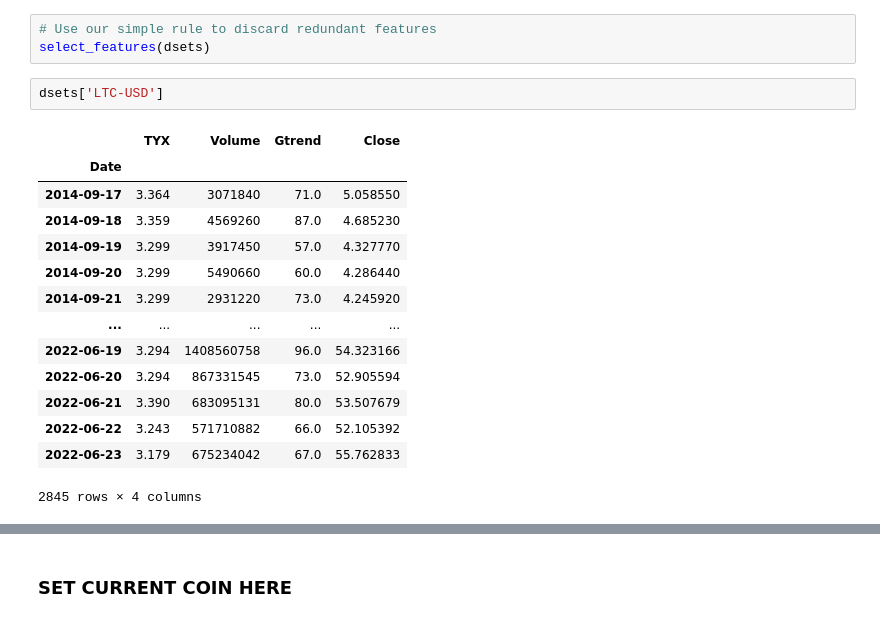
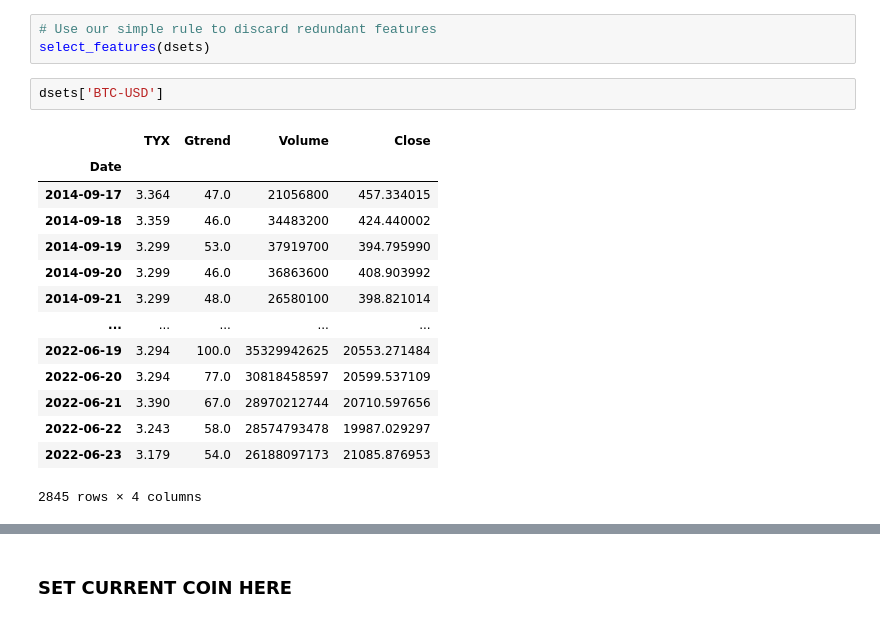
Before and after one commit to andres-pb/DS4A_project, a Jupyter notebook: model_selection_report.ipynb.ipynb, the cells around one changed output, grey strips where cells are left out. Drawn from its saved outputs; the diff is of its cells as text.

```diff
--- a/model_selection_report.ipynb.ipynb
+++ b/model_selection_report.ipynb.ipynb
@@ -746,19 +733,19 @@ dsets['LTC-USD'].corr()
 # Use our simple rule to discard redundant features
 select_features(dsets)
 # %%
-dsets['LTC-USD']
+dsets['BTC-USD']
 # %% [output]
-|  | TYX | Volume | Gtrend | Close |
+|  | TYX | Gtrend | Volume | Close |
 | Date |  |  |  |  |
-| 2014-09-17 | 3.364 | 3071840 | 71.0 | 5.058550 |
-| 2014-09-18 | 3.359 | 4569260 | 87.0 | 4.685230 |
-| 2014-09-19 | 3.299 | 3917450 | 57.0 | 4.327770 |
-| 2014-09-20 | 3.299 | 5490660 | 60.0 | 4.286440 |
-| 2014-09-21 | 3.299 | 2931220 | 73.0 | 4.245920 |
+| 2014-09-17 | 3.364 | 47.0 | 21056800 | 457.334015 |
+| 2014-09-18 | 3.359 | 46.0 | 34483200 | 424.440002 |
+| 2014-09-19 | 3.299 | 53.0 | 37919700 | 394.795990 |
+| 2014-09-20 | 3.299 | 46.0 | 36863600 | 408.903992 |
+| 2014-09-21 | 3.299 | 48.0 | 26580100 | 398.821014 |
 | ... | ... | ... | ... | ... |
-| 2022-06-19 | 3.294 | 1408560758 | 96.0 | 54.323166 |
-| 2022-06-20 | 3.294 | 867331545 | 73.0 | 52.905594 |
-| 2022-06-21 | 3.390 | 683095131 | 80.0 | 53.507679 |
-| 2022-06-22 | 3.243 | 571710882 | 66.0 | 52.105392 |
-| 2022-06-23 | 3.179 | 675234042 | 67.0 | 55.762833 |
+| 2022-06-19 | 3.294 | 100.0 | 35329942625 | 20553.271484 |
+| 2022-06-20 | 3.294 | 77.0 | 30818458597 | 20599.537109 |
+| 2022-06-21 | 3.390 | 67.0 | 28970212744 | 20710.597656 |
+| 2022-06-22 | 3.243 | 58.0 | 28574793478 | 19987.029297 |
+| 2022-06-23 | 3.179 | 54.0 | 26188097173 | 21085.876953 |
 2845 rows × 4 columns
```
Also changed, not shown: parts of 9 cells of this notebook, 5 other files.
